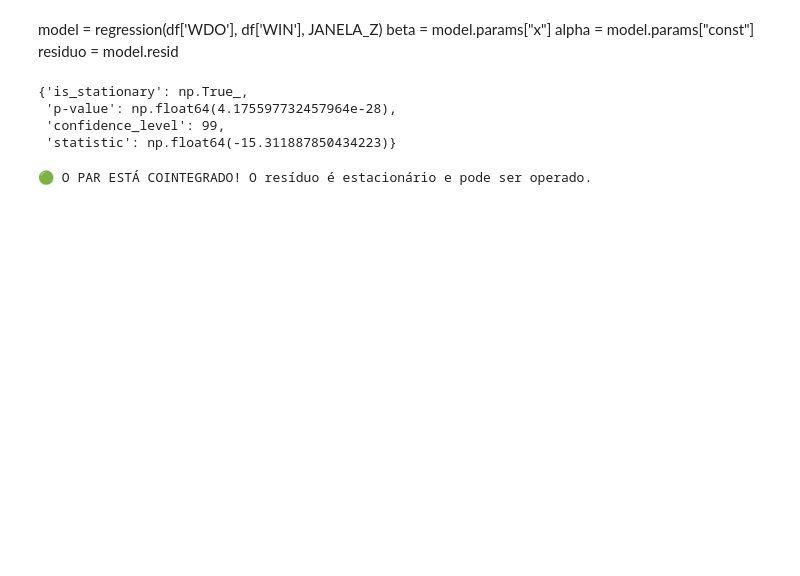
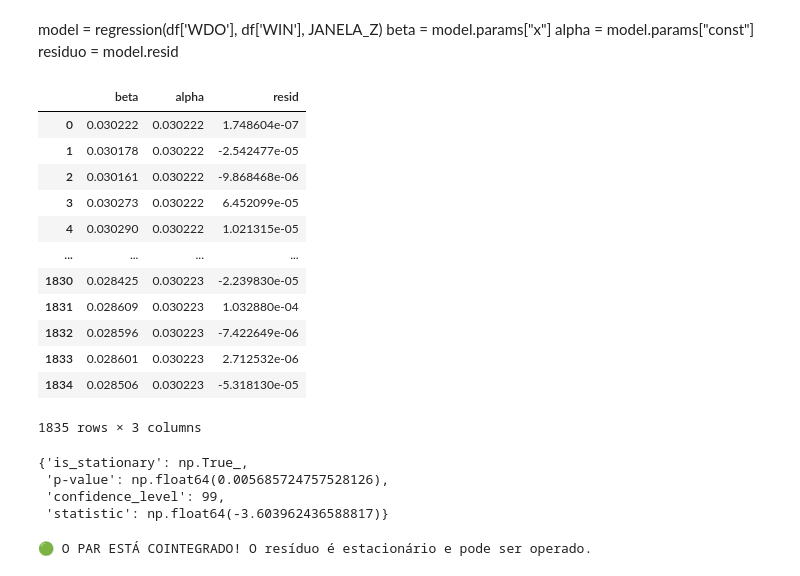
Before and after one commit to andreolvgomes/botquant, a Jupyter notebook: lab/funcoes.ipynb, the cells around one changed output. Drawn from its saved outputs; the diff is of its cells as text; code cells hidden in the pictures; blank space fills up the shorter version.

```diff
--- a/lab/funcoes.ipynb
+++ b/lab/funcoes.ipynb
@@ -433,18 +445,30 @@ beta = model.params["x"]
 alpha = model.params["const"]
 residuo = model.resid
 # %%
-kalman = PairKalman()
-model = kalman.fit(df['WDO'], df['WIN'])
+model = run_pykalman(df['WDO'], df['WIN'])
+model
+# %% [output]
+|  | beta | alpha | resid |
+| 0 | 0.030222 | 0.030222 | 1.748604e-07 |
+| 1 | 0.030178 | 0.030222 | -2.542477e-05 |
+| 2 | 0.030161 | 0.030222 | -9.868468e-06 |
+| 3 | 0.030273 | 0.030222 | 6.452099e-05 |
+| 4 | 0.030290 | 0.030222 | 1.021315e-05 |
+| ... | ... | ... | ... |
+| 1830 | 0.028425 | 0.030223 | -2.239830e-05 |
+| 1831 | 0.028609 | 0.030223 | 1.032880e-04 |
+| 1832 | 0.028596 | 0.030223 | -7.422649e-06 |
+| 1833 | 0.028601 | 0.030223 | 2.712532e-06 |
+| 1834 | 0.028506 | 0.030223 | -5.318130e-05 |
+1835 rows × 3 columns
 # %%
-# ROLLING ADF (Filtro Secundário de Suporte)
-# checa a estacionariedade nos últimos 200~300 candles
-adf_res = dickey_fuller(model['resid'][-250:])
+adf_res = dickey_fuller(model['resid'])
 adf_res
 # %% [output]
 {'is_stationary': np.True_,
- 'p-value': np.float64(4.175597732457964e-28),
+ 'p-value': np.float64(0.005685724757528126),
  'confidence_level': 99,
- 'statistic': np.float64(-15.311887850434223)}
+ 'statistic': np.float64(-3.603962436588817)}
 # %%
 if adf_res["is_stationary"]:
     print("🟢 O PAR ESTÁ COINTEGRADO! O resíduo é estacionário e pode ser operado.")
```
Also changed, not shown: parts of 9 cells of this notebook.
